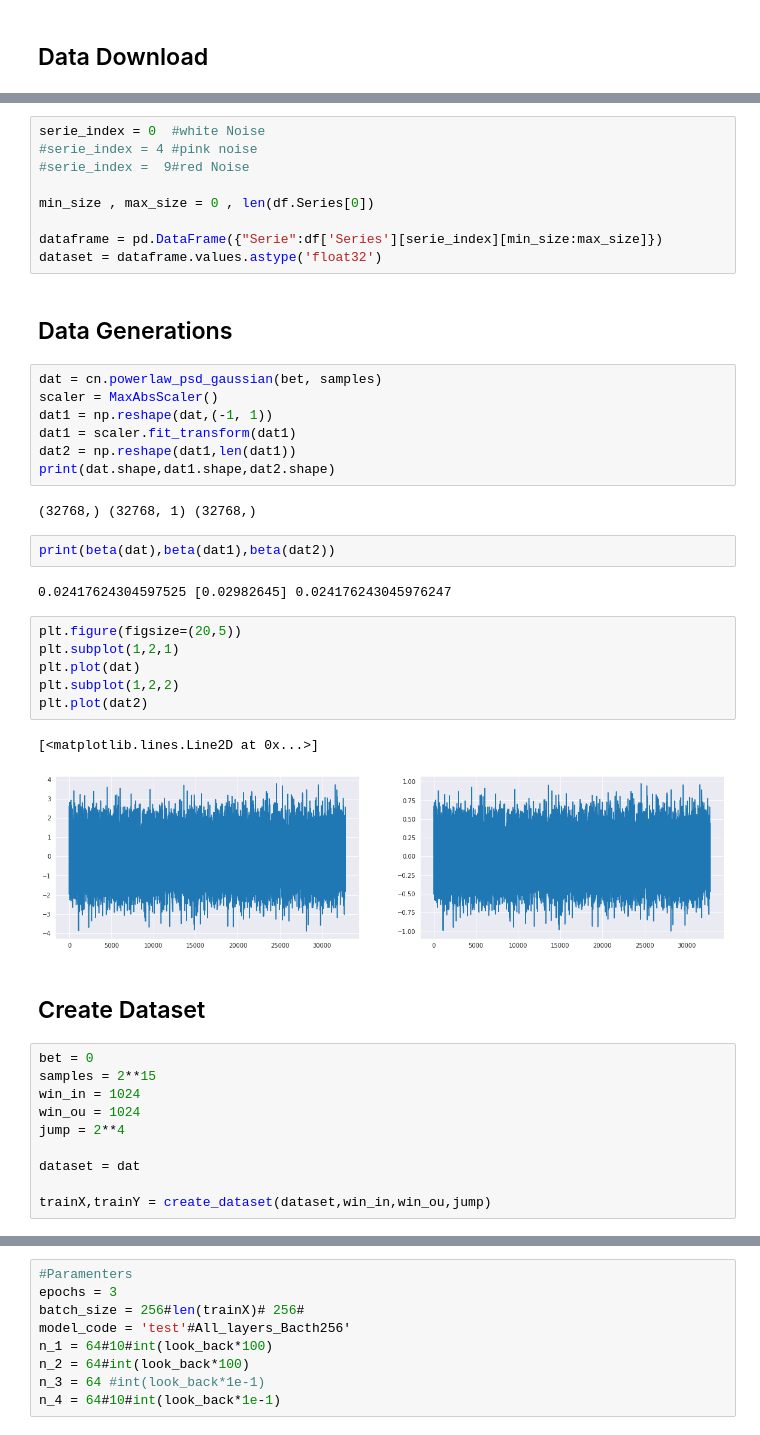
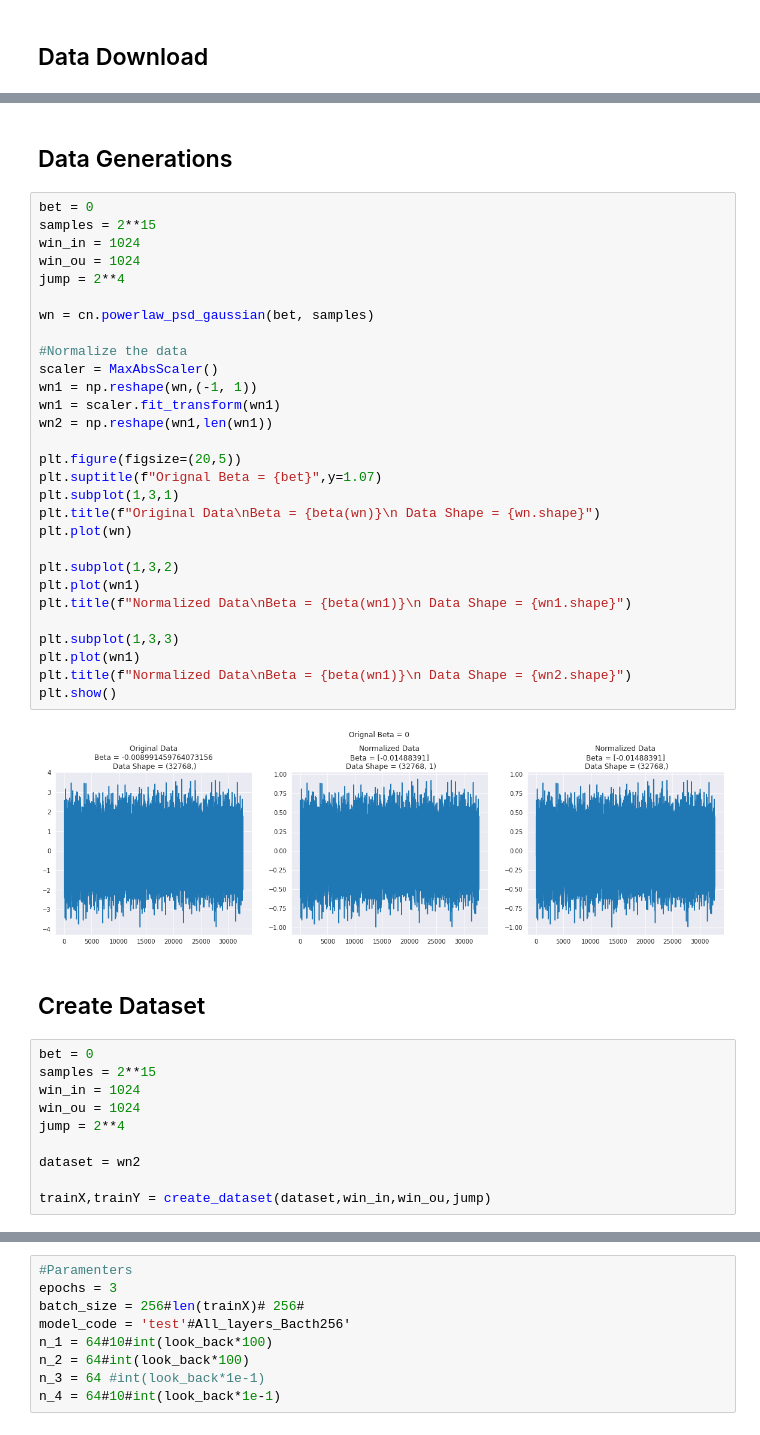
Before and after one commit to barauna-lo/Colored_Noise, a Jupyter notebook: RNN_PSD_prediction.ipynb, the cells around one changed output, grey strips where cells are left out. Drawn from its saved outputs; the diff is of its cells as text.

```diff
--- a/RNN_PSD_prediction.ipynb
+++ b/RNN_PSD_prediction.ipynb
@@ -236,36 +203,36 @@ df = pd.read_pickle('color_4series.plk')
-# %%
-serie_index = 0  #white Noise
-#serie_index = 4 #pink noise
-#serie_index =  9#red Noise
-
-min_size , max_size = 0 , len(df.Series[0])
-
-dataframe = pd.DataFrame({"Serie":df['Series'][serie_index][min_size:max_size]})
-dataset = dataframe.values.astype('float32')
 # %% [markdown]
 ## Data Generations
-# %%
-dat = cn.powerlaw_psd_gaussian(bet, samples)
-scaler = MaxAbsScaler()
-dat1 = np.reshape(dat,(-1, 1))
-dat1 = scaler.fit_transform(dat1)
-dat2 = np.reshape(dat1,len(dat1))
-print(dat.shape,dat1.shape,dat2.shape)
-# %% [output]
-(32768,) (32768, 1) (32768,)
-# %%
-print(beta(dat),beta(dat1),beta(dat2))
-# %% [output]
-0.02417624304597525 [0.02982645] 0.024176243045976247
-# %%
-plt.figure(figsize=(20,5))
-plt.subplot(1,2,1)
-plt.plot(dat)
-plt.subplot(1,2,2)
-plt.plot(dat2)
-# %% [output]
-[<matplotlib.lines.Line2D at 0x...>]
-[figure, removed]
+# %%
+bet = 0
+samples = 2**15
+win_in = 1024
+win_ou = 1024
+jump = 2**4
+
+wn = cn.powerlaw_psd_gaussian(bet, samples)
+
+#Normalize the data
+scaler = MaxAbsScaler()
+wn1 = np.reshape(wn,(-1, 1))
+wn1 = scaler.fit_transform(wn1)
+wn2 = np.reshape(wn1,len(wn1))
+
+plt.figure(figsize=(20,5))
+plt.suptitle(f"Orignal Beta = {bet}",y=1.07)
+plt.subplot(1,3,1)
+plt.title(f"Original Data\nBeta = {beta(wn)}\n Data Shape = {wn.shape}")
+plt.plot(wn)
+
+plt.subplot(1,3,2)
+plt.plot(wn1)
+plt.title(f"Normalized Data\nBeta = {beta(wn1)}\n Data Shape = {wn1.shape}")
+
+plt.subplot(1,3,3)
+plt.plot(wn1)
+plt.title(f"Normalized Data\nBeta = {beta(wn1)}\n Data Shape = {wn2.shape}")
+plt.show()
+# %% [output]
+[figure, added]
 # %% [markdown]
 ## Create Dataset
 # %%
@@ -275,7 +242,7 @@ win_in = 1024
 win_ou = 1024
 jump = 2**4
 
-dataset = dat
+dataset = wn2
 
 trainX,trainY = create_dataset(dataset,win_in,win_ou,jump)
 # %%
```
Also changed, not shown: parts of 21 cells of this notebook.
